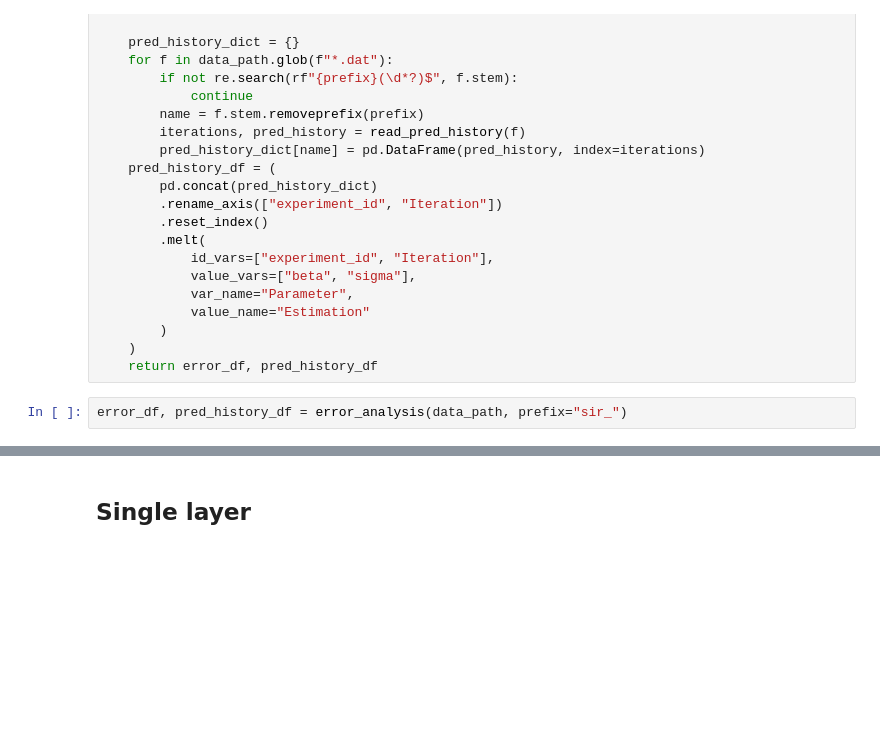
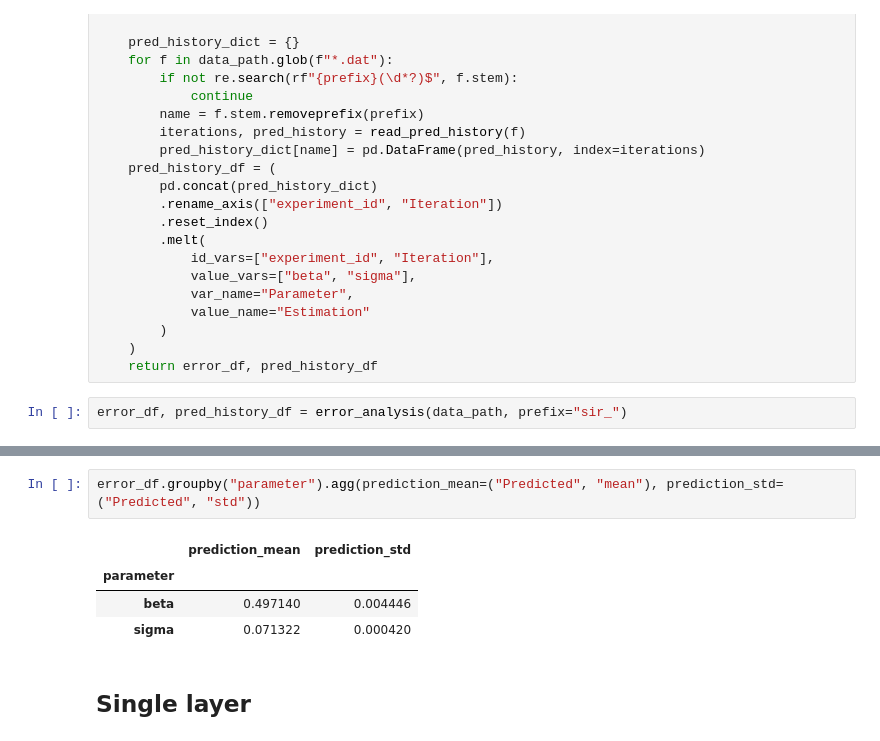
Before and after one commit to aoguedao/enhancing-pedagogical-practices-with-ai-in-math-bio, a Jupyter notebook: source/postprocessing.ipynb, the cells around one changed output, grey strips where cells are left out. Saved outputs shown, nothing was run; the diff lists cells and outputs as text; blank space fills up the shorter version.

```diff
--- a/source/postprocessing.ipynb
+++ b/source/postprocessing.ipynb
@@ -100,3 +104,10 @@ fig.savefig(data_path / "parameter_estimation_learning_curves.png", dpi=300)
+# %%
+error_df.groupby("parameter").agg(prediction_mean=("Predicted", "mean"), prediction_std=("Predicted", "std"))
+# %% [output]
+|  | prediction_mean | prediction_std |
+| parameter |  |  |
+| beta | 0.497140 | 0.004446 |
+| sigma | 0.071322 | 0.000420 |
 # %% [markdown]
 ## Single layer
 # %%
```
Also changed, not shown: parts of 9 cells of this notebook, 1 other file.
